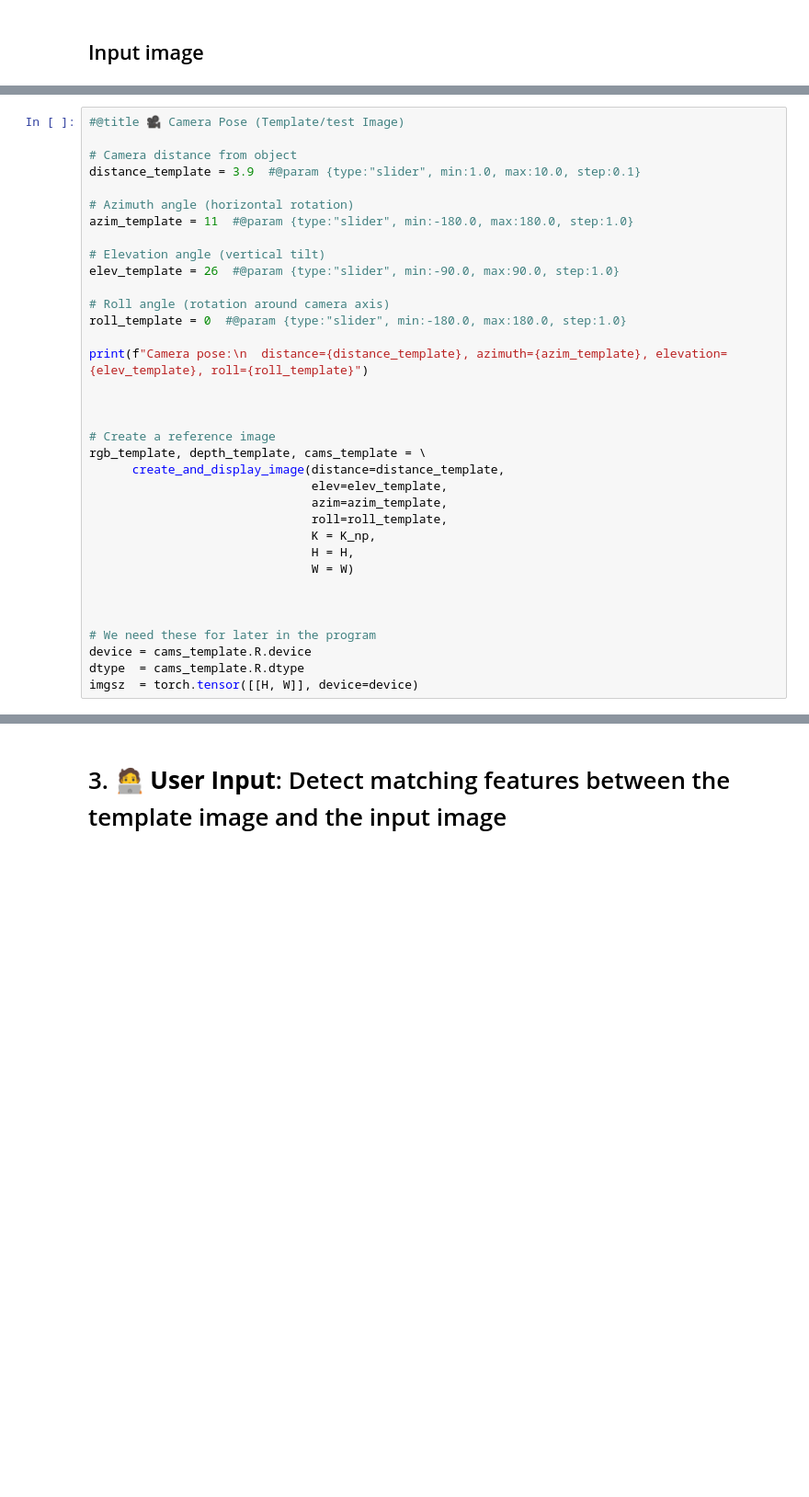
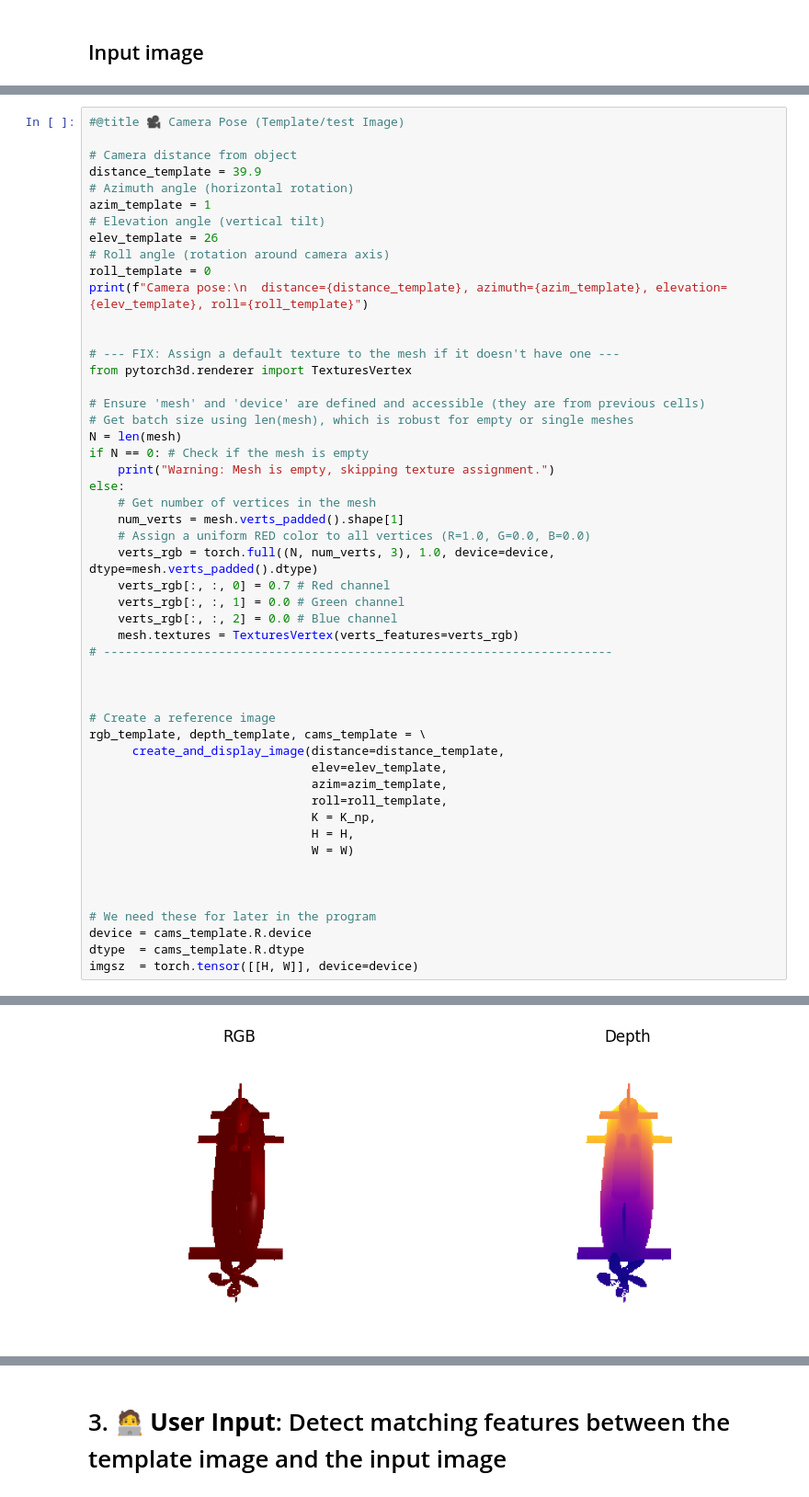
Before and after one commit to Tiromachelan/submarine-pose-estimation, a Jupyter notebook: ribeiro_pnp_pose_manual.ipynb, the cells around one changed output, grey strips where cells are left out. Shown at 92% size. Saved outputs shown, nothing was run; the diff lists cells and outputs as text; blank space fills up the shorter version.

```diff
--- a/ribeiro_pnp_pose_manual.ipynb
+++ b/ribeiro_pnp_pose_manual.ipynb
@@ -858,18 +860,34 @@ time: 96.5 ms (started: 2025-12-02 20:47:29 +00:00)
 #@title 🎥 Camera Pose (Template/test Image)
 
 # Camera distance from object
-distance_template = 3.9  #@param {type:"slider", min:1.0, max:10.0, step:0.1}
+distance_template = 39.9
+# Azimuth angle (horizontal rotation)
+azim_template = 1
+# Elevation angle (vertical tilt)
+elev_template = 26
+# Roll angle (rotation around camera axis)
+roll_template = 0
+print(f"Camera pose:\n  distance={distance_template}, azimuth={azim_template}, elevation={elev_template}, roll={roll_template}")
 
-# Azimuth angle (horizontal rotation)
-azim_template = 11  #@param {type:"slider", min:-180.0, max:180.0, step:1.0}
 
-# Elevation angle (vertical tilt)
-elev_template = 26  #@param {type:"slider", min:-90.0, max:90.0, step:1.0}
+# --- FIX: Assign a default texture to the mesh if it doesn't have one ---
+from pytorch3d.renderer import TexturesVertex
 
-# Roll angle (rotation around camera axis)
-roll_template = 0  #@param {type:"slider", min:-180.0, max:180.0, step:1.0}
-
-print(f"Camera pose:\n  distance={distance_template}, azimuth={azim_template}, elevation={elev_template}, roll={roll_template}")
+# Ensure 'mesh' and 'device' are defined and accessible (they are from previous cells)
+# Get batch size using len(mesh), which is robust for empty or single meshes
+N = len(mesh)
+if N == 0: # Check if the mesh is empty
+    print("Warning: Mesh is empty, skipping texture assignment.")
+else:
+    # Get number of vertices in the mesh
+    num_verts = mesh.verts_padded().shape[1]
+    # Assign a uniform RED color to all vertices (R=1.0, G=0.0, B=0.0)
+    verts_rgb = torch.full((N, num_verts, 3), 1.0, device=device, dtype=mesh.verts_padded().dtype)
+    verts_rgb[:, :, 0] = 0.7 # Red channel
+    verts_rgb[:, :, 1] = 0.0 # Green channel
+    verts_rgb[:, :, 2] = 0.0 # Blue channel
+    mesh.textures = TexturesVertex(verts_features=verts_rgb)
+# -----------------------------------------------------------------------
 
 
 
@@ -894,0 +913 @@ Camera pose:
+[figure, added]
```
Also changed, not shown: parts of 28 cells of this notebook.
